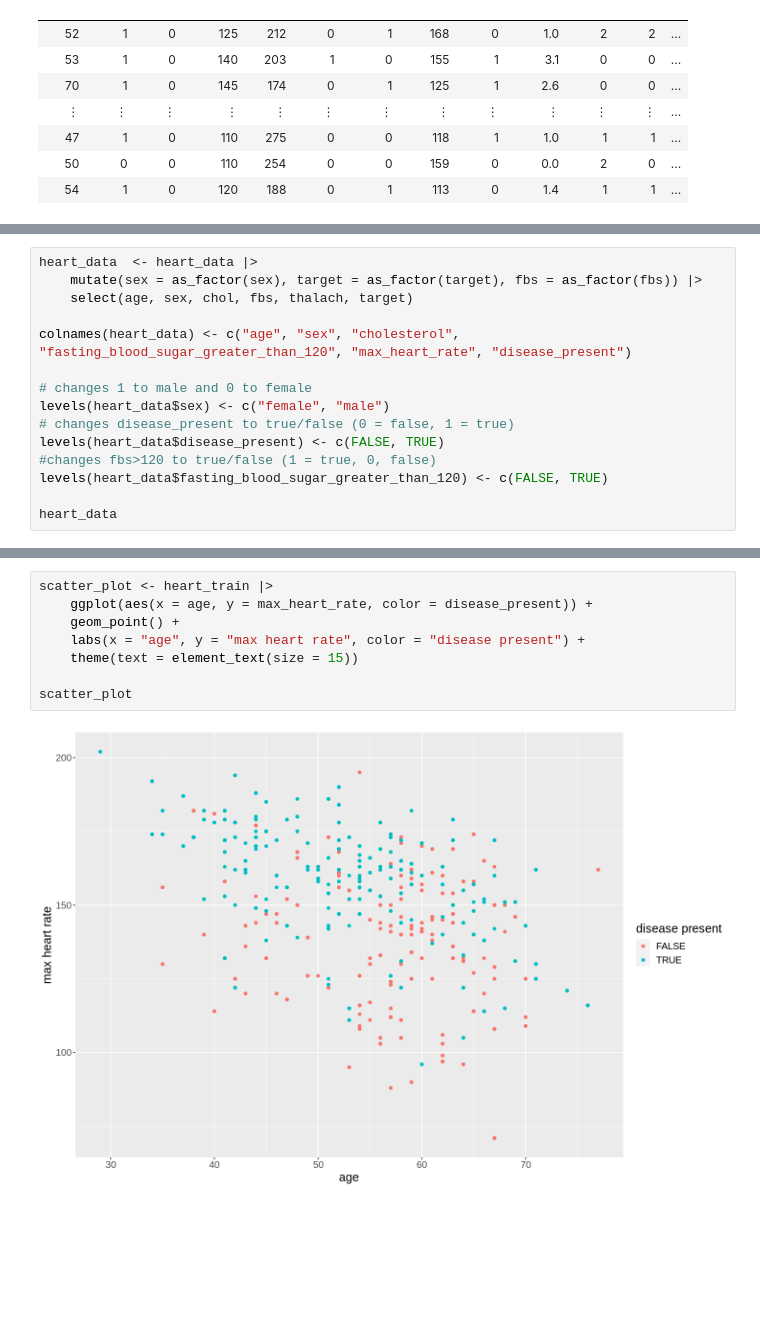
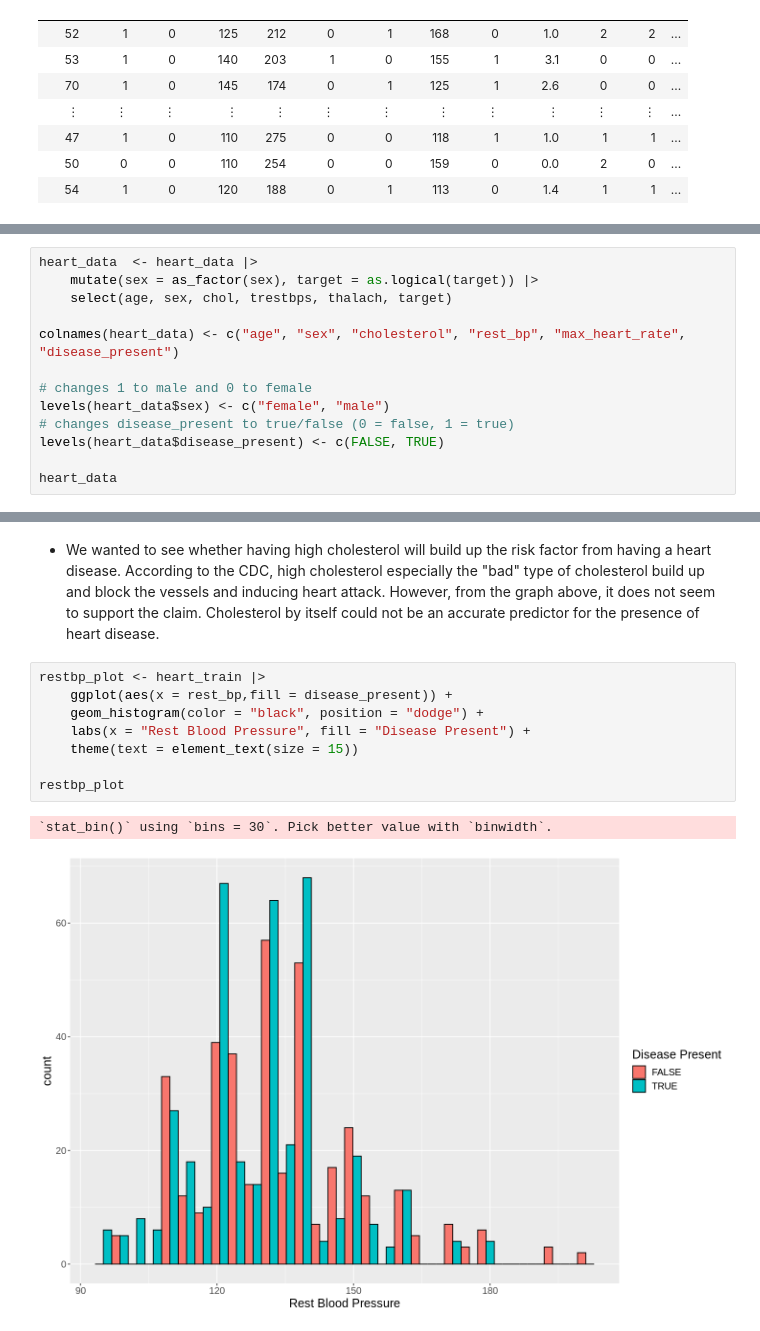
Before and after one commit to vyle2003/DSCI-100-Project, a Jupyter notebook: DSCI Data Exploration.ipynb, the cells around one changed output, grey strips where cells are left out. Saved outputs shown, nothing was run; the diff lists cells and outputs as text; blank space fills up the shorter version.

```diff
--- a/DSCI Data Exploration.ipynb
+++ b/DSCI Data Exploration.ipynb
@@ -76,16 +84,14 @@ A spec_tbl_df: 1025 × 14
 # %%
 heart_data  <- heart_data |>
-    mutate(sex = as_factor(sex), target = as_factor(target), fbs = as_factor(fbs)) |>
-    select(age, sex, chol, fbs, thalach, target)
+    mutate(sex = as_factor(sex), target = as.logical(target)) |>
+    select(age, sex, chol, trestbps, thalach, target)
 
-colnames(heart_data) <- c("age", "sex", "cholesterol", "fasting_blood_sugar_greater_than_120", "max_heart_rate", "disease_present")
+colnames(heart_data) <- c("age", "sex", "cholesterol", "rest_bp", "max_heart_rate", "disease_present")
 
 # changes 1 to male and 0 to female
 levels(heart_data$sex) <- c("female", "male")
 # changes disease_present to true/false (0 = false, 1 = true)
 levels(heart_data$disease_present) <- c(FALSE, TRUE)
-#changes fbs>120 to true/false (1 = true, 0, false)
-levels(heart_data$fasting_blood_sugar_greater_than_120) <- c(FALSE, TRUE)
 
 heart_data
 # %% [output]
@@ -160,10 +188,13 @@ cholesterol_plot
+# %% [markdown]
+- We wanted to see whether having high cholesterol will build up the risk factor from having a heart disease. According to the CDC, high cholesterol especially the "bad" type of cholesterol build up and block the vessels and inducing heart attack. However, from the graph above, it does not seem to support the claim. Cholesterol by itself could not be an accurate predictor for the presence of heart disease.
 # %%
-scatter_plot <- heart_train |>
-    ggplot(aes(x = age, y = max_heart_rate, color = disease_present)) +
-    geom_point() +
-    labs(x = "age", y = "max heart rate", color = "disease present") +
+restbp_plot <- heart_train |>
+    ggplot(aes(x = rest_bp,fill = disease_present)) +
+    geom_histogram(color = "black", position = "dodge") +
+    labs(x = "Rest Blood Pressure", fill = "Disease Present") +
     theme(text = element_text(size = 15))
 
-scatter_plot
+restbp_plot
 # %% [output]
+`stat_bin()` using `bins = 30`. Pick better value with `binwidth`.
-[figure, old version]
+[figure, new version]
```
Also changed, not shown: parts of 13 cells of this notebook.
